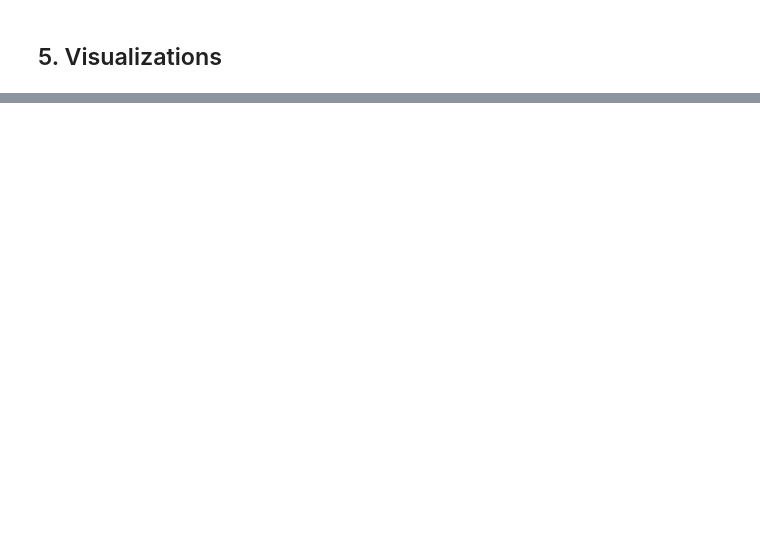
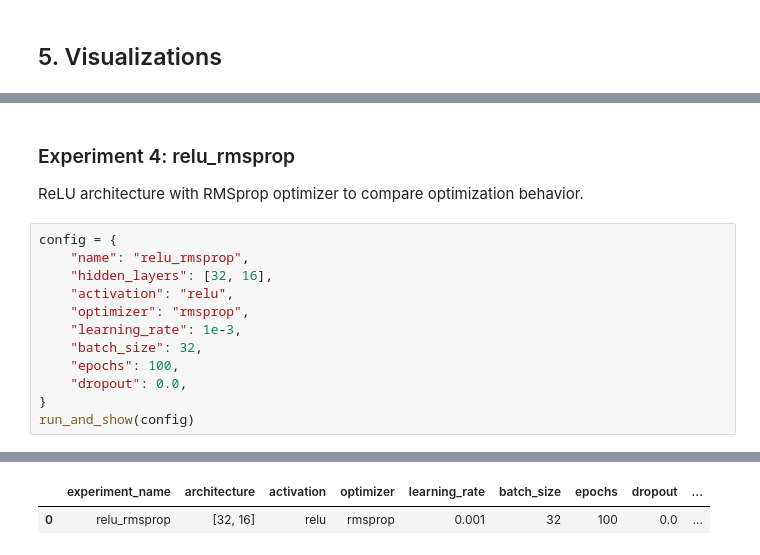
Before and after one commit to TomasTisovsky/NSIETE-Projekt, a Jupyter notebook: notebooks/training_and_experiments.ipynb, the cells around one changed output, grey strips where cells are left out. Drawn from its saved outputs; the diff is of its cells as text; blank space fills up the shorter version.

```diff
--- a/notebooks/training_and_experiments.ipynb
+++ b/notebooks/training_and_experiments.ipynb
@@ -179,0 +257,17 @@ baseline_relu_adam   | val_f1=0.9075 | test_f1=0.9044
+# %% [markdown]
+### Experiment 4: relu_rmsprop
+
+ReLU architecture with RMSprop optimizer to compare optimization behavior.
+# %%
+config = {
+    "name": "relu_rmsprop",
+    "hidden_layers": [32, 16],
+    "activation": "relu",
+    "optimizer": "rmsprop",
+    "learning_rate": 1e-3,
+    "batch_size": 32,
+    "epochs": 100,
+    "dropout": 0.0,
+}
+run_and_show(config)
+# %% [output]
@@ -179,0 +282,2 @@ baseline_relu_adam   | val_f1=0.9075 | test_f1=0.9044
+|  | experiment_name | architecture | activation | optimizer | learning_rate | batch_size | epochs | dropout | ... |
+| 0 | relu_rmsprop | [32, 16] | relu | rmsprop | 0.001 | 32 | 100 | 0.0 | ... |
```
Also changed, not shown: parts of 26 cells of this notebook, 2 other files.
